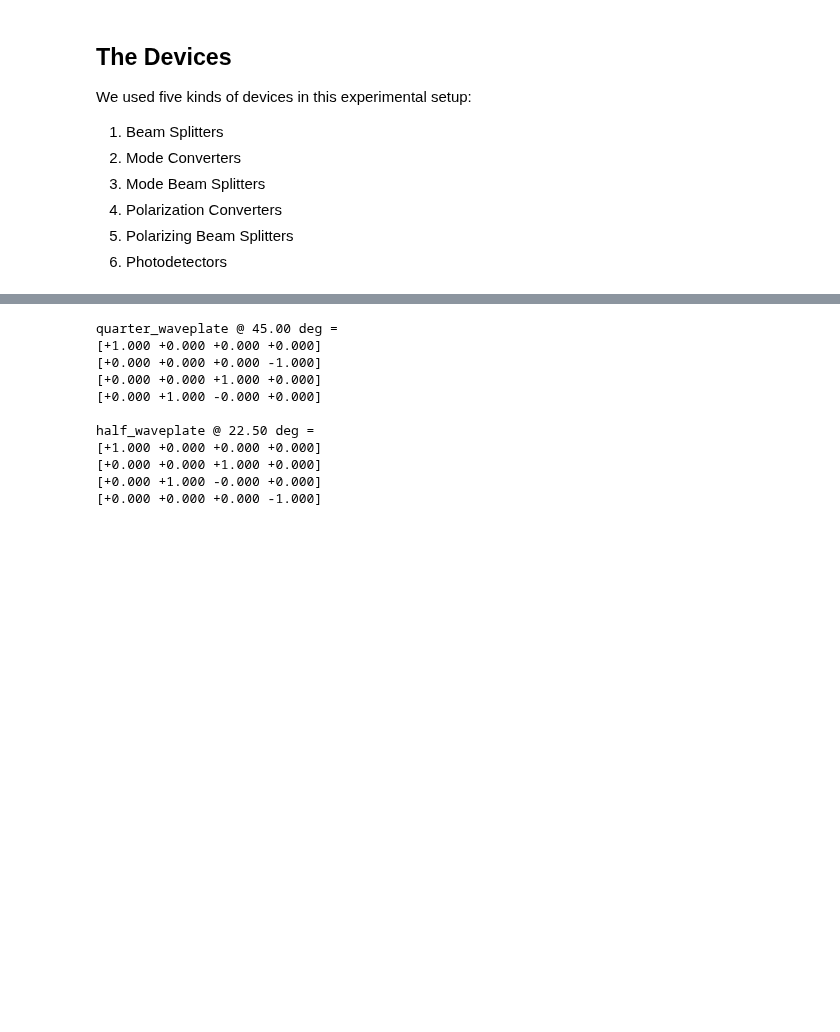
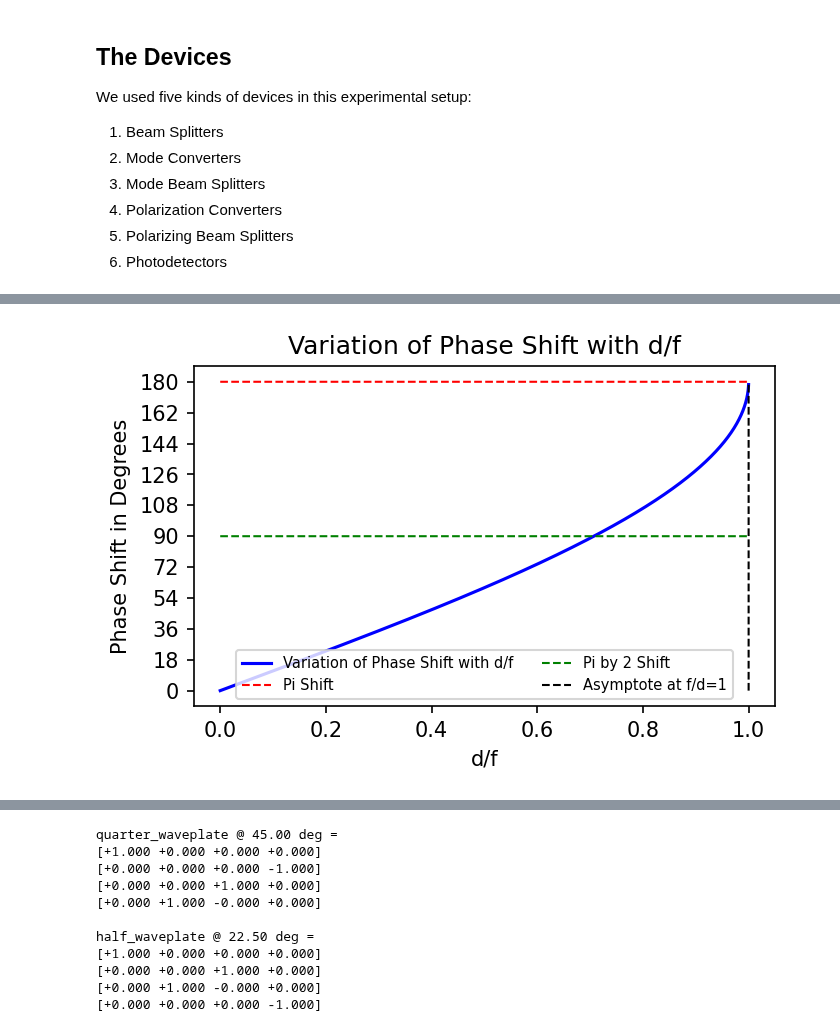
Before and after one commit to sachinpteli/classical_entanglement, a Jupyter notebook: classical_entanglement.ipynb, the cells around one changed output, grey strips where cells are left out. Cells and saved outputs as stored; diff of their text form; code cells hidden in the pictures; blank space fills up the shorter version.

```diff
--- a/classical_entanglement.ipynb
+++ b/classical_entanglement.ipynb
@@ -467,24 +469,26 @@ The three mode converters MC A, MC B, and MC C is shown in Figure 6 below:
 # %%
 plt.figure(figsize=(5,3), dpi=150)
 d_by_f= np.linspace(0,1,10000,endpoint=False)
 pi_shift=np.full((10000,),180,dtype='int32')
 pi_bytwo_shift=np.full((10000,),90,dtype='int32')
 x_asymp=np.full((10000,),1,dtype='int32')
 theta=[]
 
 for i in range(0,len(d_by_f)):
   theta.append(2*180*(np.arctan(np.sqrt((1+d_by_f[i])/(1-d_by_f[i])))-np.arctan(np.sqrt((1-d_by_f[i])/(1+d_by_f[i]))))/np.pi)
-plt.plot(d_by_f,theta, label="Variation of Phase Shift with f/d",color="blue")
+plt.plot(d_by_f,theta, label="Variation of Phase Shift with d/f",color="blue")
 plt.plot(d_by_f,pi_shift, label="Pi Shift",color="red", linestyle='--', linewidth=1)
 plt.plot(d_by_f,pi_bytwo_shift, label="Pi by 2 Shift",color="green",linestyle='--', linewidth=1)
-plt.plot(x_asymp,theta, label="Asymptote at f/d=1",color="black",linestyle='--', linewidth=1)
+plt.plot(x_asymp,theta, label="Asymptote at d/f=1",color="black",linestyle='--', linewidth=1)
 
-plt.title("Variation of Phase Shift with f/d")
+plt.title("Variation of Phase Shift with d/f")
 plt.legend(fontsize='7',loc='best', ncol=2)
-plt.xlabel("f/d")
+plt.xlabel("d/f")
 plt.ylabel("Phase Shift in Degrees")
 plt.yticks([0,18,36,54,72,90,108,126,144,162,180])
 plt.show()
+# %% [output]
+[figure, added]
 # %% [markdown]
 ### **Mode beam splitter**
 The MBS are made of a modified Mach-Zehnder Interferometer with an extra mirror in one arm and a half-wave plate in the other arm and in the output port.
```
Also changed, not shown: parts of 2 cells of this notebook.
